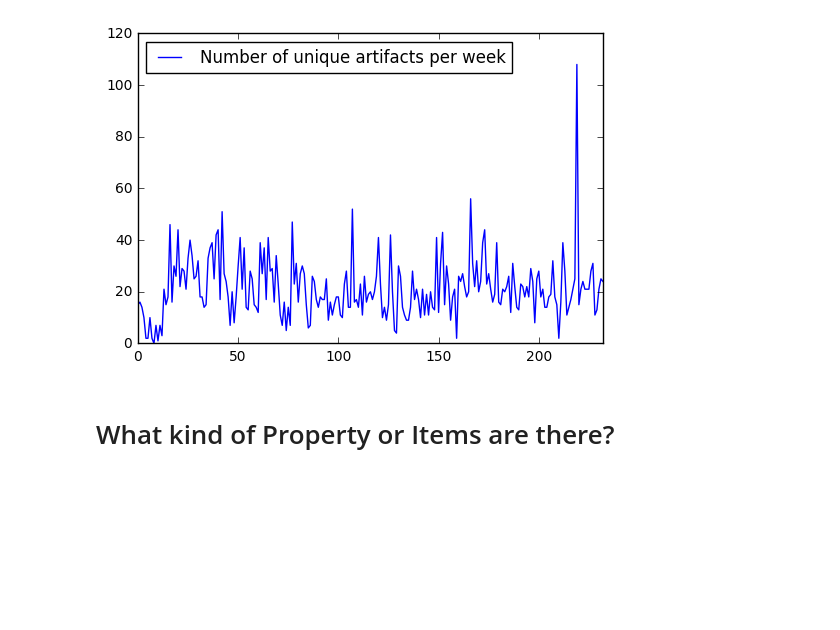
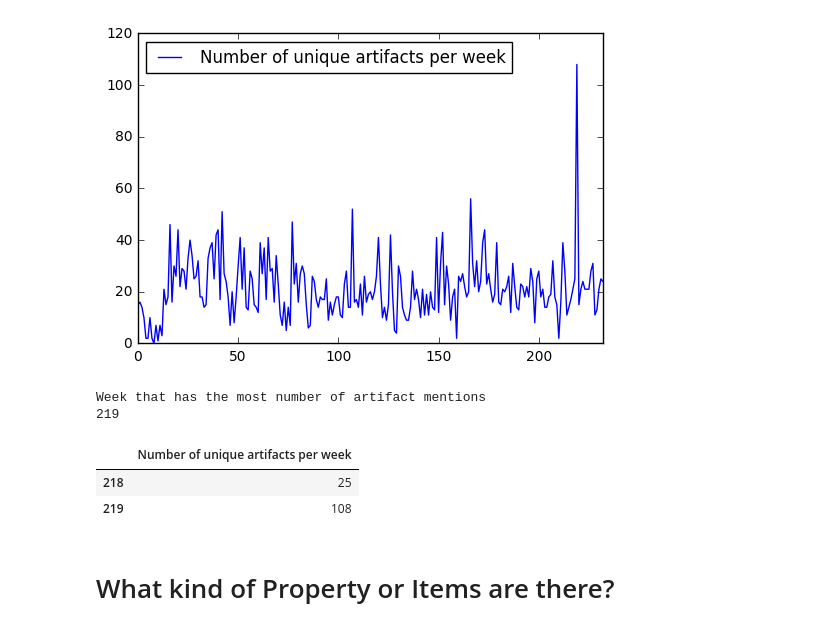
Before and after one commit to totucuong/wikidata, a Jupyter notebook: python/Node Addition and Attrition plot.ipynb, the cells around one changed output. Saved outputs shown, nothing was run; the diff lists cells and outputs as text; code cells hidden in the pictures; blank space fills up the shorter version.

```diff
--- a/python/Node Addition and Attrition plot.ipynb
+++ b/python/Node Addition and Attrition plot.ipynb
@@ -220,6 +213,16 @@ df.plot()
 plt.show()
 # %% [output]
 [figure]
+# %%
+print('Week that has the most number of artifact mentions')
+print(df['Number of unique artifacts per week'].argmax())
+df.iloc[218:220]
+# %% [output]
+Week that has the most number of artifact mentions
+219
+|  | Number of unique artifacts per week |
+| 218 | 25 |
+| 219 | 108 |
 # %% [markdown]
 # What kind of Property or Items are there?
 # %%
```
Also changed, not shown: parts of 7 cells of this notebook, 5 other files.
